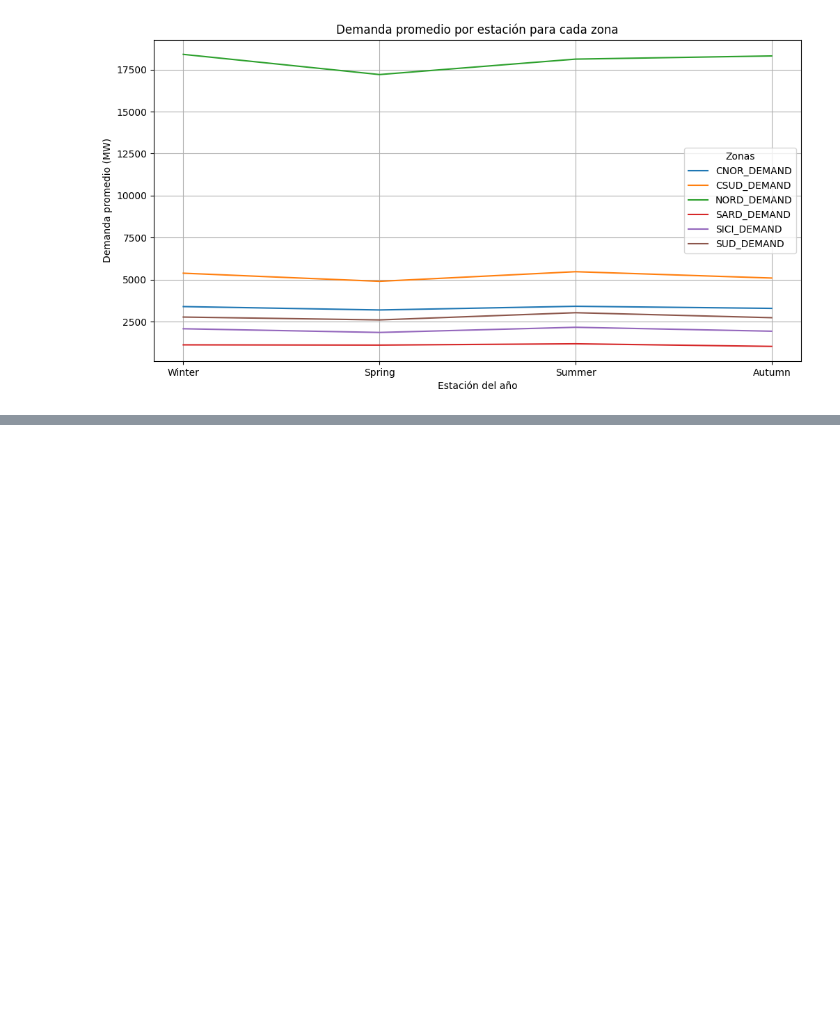
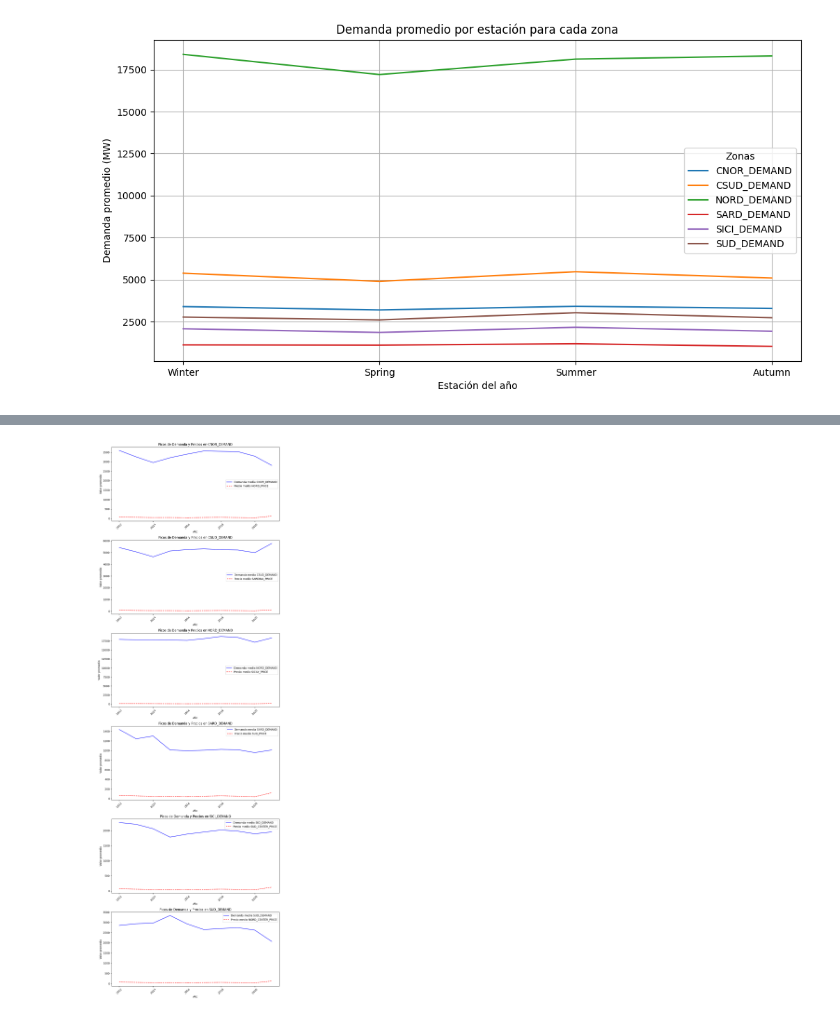
Before and after one commit to geobest7/datatone-escuela-musk-hackathon-datos-mercado-electrico-italiano, a Jupyter notebook: demanda_precio.ipynb, the cells around one changed output, grey strips where cells are left out. Drawn from its saved outputs; the diff is of its cells as text; code cells hidden in the pictures; blank space fills up the shorter version.

```diff
--- a/demanda_precio.ipynb
+++ b/demanda_precio.ipynb
@@ -678,0 +697,32 @@ plt.show()
+# %%
+# PREGUNTA 1
+
+# Crear una figura y subgráficas
+fig, axes = plt.subplots(nrows=len(zonas_demanda), ncols=1, figsize=(10, 5 * len(zonas_demanda)))
+
+# Asegurarse de que 'axes' es una lista, incluso si hay solo un gráfico
+if len(zonas_demanda) == 1:
+    axes = [axes]
+
+# Iterar sobre las zonas para crear los gráficos
+for i, (zona_demanda, zona_precio) in enumerate(zip(zonas_demanda, zonas_precio)):
+    # Calcular la media por año para cada zona de demanda y precios
+    demanda_media_anual = df.groupby('YEAR')[zona_demanda].mean()
+    precio_media_anual = df.groupby('YEAR')[zona_precio].mean()
+
+    # Crear el gráfico para cada zona
+    axes[i].plot(demanda_media_anual.index, demanda_media_anual, label=f'Demanda media {zona_demanda}', color='blue')
+    axes[i].plot(precio_media_anual.index, precio_media_anual, label=f'Precio medio {zona_precio}', color='red', linestyle='--')
+
+    # Etiquetas y título
+    axes[i].set_title(f'Picos de Demanda y Precios en {zona_demanda}')
+    axes[i].set_xlabel('Año')
+    axes[i].set_ylabel('Valor promedio')
+    axes[i].legend()
+    axes[i].tick_params(axis='x', rotation=45)
+
+# Ajustar el espacio entre subgráficas y mostrar
+plt.tight_layout()
+plt.show()
+# %% [output]
+[figure, added]
```
Also changed, not shown: parts of 9 cells of this notebook.
